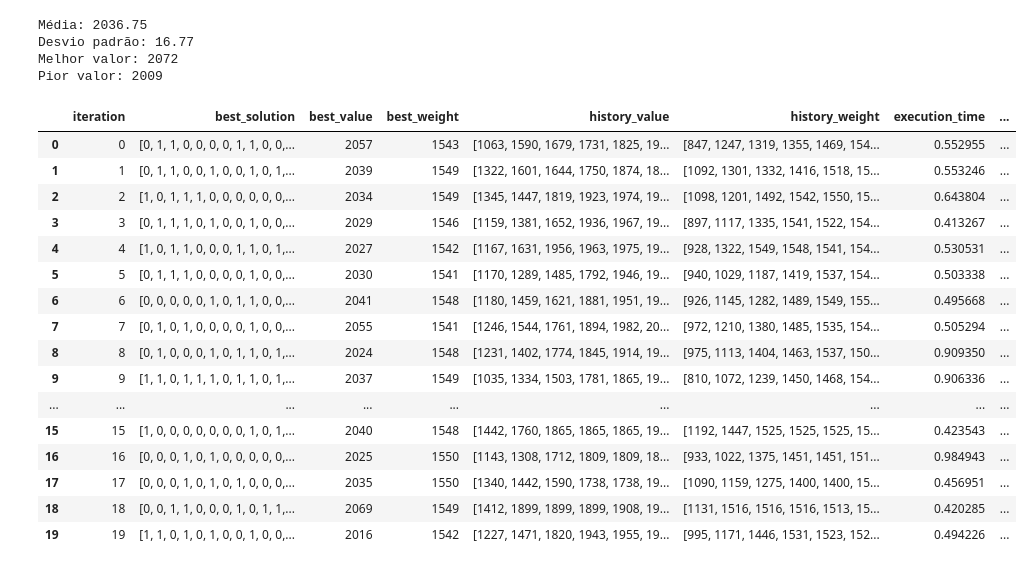
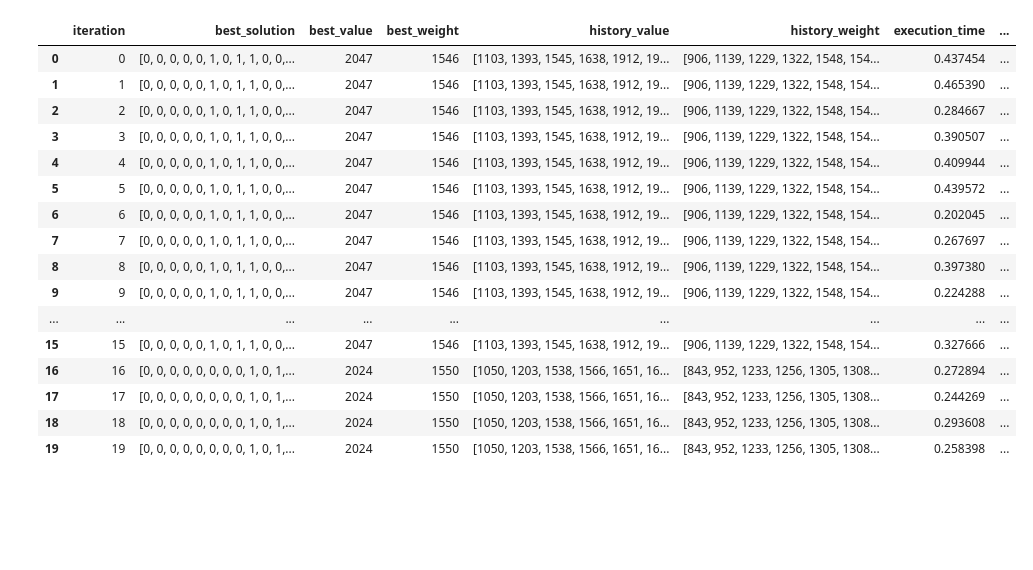
Before and after one commit to hellsdeur/knapsax, a Jupyter notebook: notebooks/ga.ipynb, the cells around one changed output. Drawn from its saved outputs; the diff is of its cells as text; code cells hidden in the pictures; blank space fills up the shorter version.

```diff
--- a/notebooks/ga.ipynb
+++ b/notebooks/ga.ipynb
@@ -18,49 +20,35 @@ ga = AGenetico(knapsack, nr_geracoes=55)
-# %%
-import numpy as np
-resultados = []
-for i in range(20):
-    ga = AGenetico(knapsack, nr_geracoes=55)
-    _, best_value, _ = ga.run()
-    resultados.append(best_value)
-
-resultados = np.array(resultados)
-print(f"\nMédia: {np.mean(resultados):.2f}")
-print(f"Desvio padrão: {np.std(resultados):.2f}")
-print(f"Melhor valor: {np.max(resultados)}")
-print(f"Pior valor: {np.min(resultados)}")
-# %% [output]
-Média: 2036.75
-Desvio padrão: 16.77
-Melhor valor: 2072
-Pior valor: 2009
 # %%
 ga_stats = Stats(
     n_runs=20,
-    algorithm_instance=ga
+    algorithm_class=AGenetico,
+    knapsack=knapsack,
+    nr_geracoes=100,
+    taxa_mutacao=.05
 )
 
 ga_stats.run()
 # %%
 df_ga = ga_stats.frame()
+df_ga.to_csv("results/ga_stats.csv", index=False)
 df_ga
 # %% [output]
 |  | iteration | best_solution | best_value | best_weight | history_value | history_weight | execution_time | ... |
-| 0 | 0 | [0, 1, 1, 0, 0, 0, 0, 1, 1, 0, 0,... | 2057 | 1543 | [1063, 1590, 1679, 1731, 1825, 19... | [847, 1247, 1319, 1355, 1469, 154... | 0.552955 | ... |
-| 1 | 1 | [0, 1, 1, 0, 0, 1, 0, 0, 1, 0, 1,... | 2039 | 1549 | [1322, 1601, 1644, 1750, 1874, 18... | [1092, 1301, 1332, 1416, 1518, 15... | 0.553246 | ... |
-| 2 | 2 | [1, 0, 1, 1, 1, 0, 0, 0, 0, 0, 0,... | 2034 | 1549 | [1345, 1447, 1819, 1923, 1974, 19... | [1098, 1201, 1492, 1542, 1550, 15... | 0.643804 | ... |
-| 3 | 3 | [0, 1, 1, 1, 0, 1, 0, 0, 1, 0, 0,... | 2029 | 1546 | [1159, 1381, 1652, 1936, 1967, 19... | [897, 1117, 1335, 1541, 1522, 154... | 0.413267 | ... |
-| 4 | 4 | [1, 0, 1, 1, 0, 0, 0, 1, 1, 0, 1,... | 2027 | 1542 | [1167, 1631, 1956, 1963, 1975, 19... | [928, 1322, 1549, 1548, 1541, 154... | 0.530531 | ... |
-| 5 | 5 | [0, 1, 1, 1, 0, 0, 0, 0, 1, 0, 0,... | 2030 | 1541 | [1170, 1289, 1485, 1792, 1946, 19... | [940, 1029, 1187, 1419, 1537, 154... | 0.503338 | ... |
-| 6 | 6 | [0, 0, 0, 0, 0, 1, 0, 1, 1, 0, 0,... | 2041 | 1548 | [1180, 1459, 1621, 1881, 1951, 19... | [926, 1145, 1282, 1489, 1549, 155... | 0.495668 | ... |
-| 7 | 7 | [0, 1, 0, 1, 0, 0, 0, 0, 1, 0, 0,... | 2055 | 1541 | [1246, 1544, 1761, 1894, 1982, 20... | [972, 1210, 1380, 1485, 1535, 154... | 0.505294 | ... |
-| 8 | 8 | [0, 1, 0, 0, 0, 1, 0, 1, 1, 0, 1,... | 2024 | 1548 | [1231, 1402, 1774, 1845, 1914, 19... | [975, 1113, 1404, 1463, 1537, 150... | 0.909350 | ... |
-| 9 | 9 | [1, 1, 0, 1, 1, 1, 0, 1, 1, 0, 1,... | 2037 | 1549 | [1035, 1334, 1503, 1781, 1865, 19... | [810, 1072, 1239, 1450, 1468, 154... | 0.906336 | ... |
+| 0 | 0 | [0, 0, 0, 0, 0, 1, 0, 1, 1, 0, 0,... | 2047 | 1546 | [1103, 1393, 1545, 1638, 1912, 19... | [906, 1139, 1229, 1322, 1548, 154... | 0.437454 | ... |
+| 1 | 1 | [0, 0, 0, 0, 0, 1, 0, 1, 1, 0, 0,... | 2047 | 1546 | [1103, 1393, 1545, 1638, 1912, 19... | [906, 1139, 1229, 1322, 1548, 154... | 0.465390 | ... |
+| 2 | 2 | [0, 0, 0, 0, 0, 1, 0, 1, 1, 0, 0,... | 2047 | 1546 | [1103, 1393, 1545, 1638, 1912, 19... | [906, 1139, 1229, 1322, 1548, 154... | 0.284667 | ... |
+| 3 | 3 | [0, 0, 0, 0, 0, 1, 0, 1, 1, 0, 0,... | 2047 | 1546 | [1103, 1393, 1545, 1638, 1912, 19... | [906, 1139, 1229, 1322, 1548, 154... | 0.390507 | ... |
+| 4 | 4 | [0, 0, 0, 0, 0, 1, 0, 1, 1, 0, 0,... | 2047 | 1546 | [1103, 1393, 1545, 1638, 1912, 19... | [906, 1139, 1229, 1322, 1548, 154... | 0.409944 | ... |
+| 5 | 5 | [0, 0, 0, 0, 0, 1, 0, 1, 1, 0, 0,... | 2047 | 1546 | [1103, 1393, 1545, 1638, 1912, 19... | [906, 1139, 1229, 1322, 1548, 154... | 0.439572 | ... |
+| 6 | 6 | [0, 0, 0, 0, 0, 1, 0, 1, 1, 0, 0,... | 2047 | 1546 | [1103, 1393, 1545, 1638, 1912, 19... | [906, 1139, 1229, 1322, 1548, 154... | 0.202045 | ... |
+| 7 | 7 | [0, 0, 0, 0, 0, 1, 0, 1, 1, 0, 0,... | 2047 | 1546 | [1103, 1393, 1545, 1638, 1912, 19... | [906, 1139, 1229, 1322, 1548, 154... | 0.267697 | ... |
+| 8 | 8 | [0, 0, 0, 0, 0, 1, 0, 1, 1, 0, 0,... | 2047 | 1546 | [1103, 1393, 1545, 1638, 1912, 19... | [906, 1139, 1229, 1322, 1548, 154... | 0.397380 | ... |
+| 9 | 9 | [0, 0, 0, 0, 0, 1, 0, 1, 1, 0, 0,... | 2047 | 1546 | [1103, 1393, 1545, 1638, 1912, 19... | [906, 1139, 1229, 1322, 1548, 154... | 0.224288 | ... |
 | ... | ... | ... | ... | ... | ... | ... | ... | ... |
-| 15 | 15 | [1, 0, 0, 0, 0, 0, 0, 0, 1, 0, 1,... | 2040 | 1548 | [1442, 1760, 1865, 1865, 1865, 19... | [1192, 1447, 1525, 1525, 1525, 15... | 0.423543 | ... |
-| 16 | 16 | [0, 0, 0, 1, 0, 1, 0, 0, 0, 0, 0,... | 2025 | 1550 | [1143, 1308, 1712, 1809, 1809, 18... | [933, 1022, 1375, 1451, 1451, 151... | 0.984943 | ... |
-| 17 | 17 | [0, 0, 0, 1, 0, 1, 0, 1, 0, 0, 0,... | 2035 | 1550 | [1340, 1442, 1590, 1738, 1738, 19... | [1090, 1159, 1275, 1400, 1400, 15... | 0.456951 | ... |
-| 18 | 18 | [0, 0, 1, 1, 0, 0, 0, 1, 0, 1, 1,... | 2069 | 1549 | [1412, 1899, 1899, 1899, 1908, 19... | [1131, 1516, 1516, 1516, 1513, 15... | 0.420285 | ... |
-| 19 | 19 | [1, 1, 0, 1, 0, 1, 0, 0, 1, 0, 0,... | 2016 | 1542 | [1227, 1471, 1820, 1943, 1955, 19... | [995, 1171, 1446, 1531, 1523, 152... | 0.494226 | ... |
+| 15 | 15 | [0, 0, 0, 0, 0, 1, 0, 1, 1, 0, 0,... | 2047 | 1546 | [1103, 1393, 1545, 1638, 1912, 19... | [906, 1139, 1229, 1322, 1548, 154... | 0.327666 | ... |
+| 16 | 16 | [0, 0, 0, 0, 0, 0, 0, 0, 1, 0, 1,... | 2024 | 1550 | [1050, 1203, 1538, 1566, 1651, 16... | [843, 952, 1233, 1256, 1305, 1308... | 0.272894 | ... |
+| 17 | 17 | [0, 0, 0, 0, 0, 0, 0, 0, 1, 0, 1,... | 2024 | 1550 | [1050, 1203, 1538, 1566, 1651, 16... | [843, 952, 1233, 1256, 1305, 1308... | 0.244269 | ... |
+| 18 | 18 | [0, 0, 0, 0, 0, 0, 0, 0, 1, 0, 1,... | 2024 | 1550 | [1050, 1203, 1538, 1566, 1651, 16... | [843, 952, 1233, 1256, 1305, 1308... | 0.293608 | ... |
+| 19 | 19 | [0, 0, 0, 0, 0, 0, 0, 0, 1, 0, 1,... | 2024 | 1550 | [1050, 1203, 1538, 1566, 1651, 16... | [843, 952, 1233, 1256, 1305, 1308... | 0.258398 | ... |
 # %%
 ga_stats.plot_convergence(
     title="Convergência do Algoritmo Genético",
```
Also changed, not shown: parts of 5 cells of this notebook, 2 other files.
